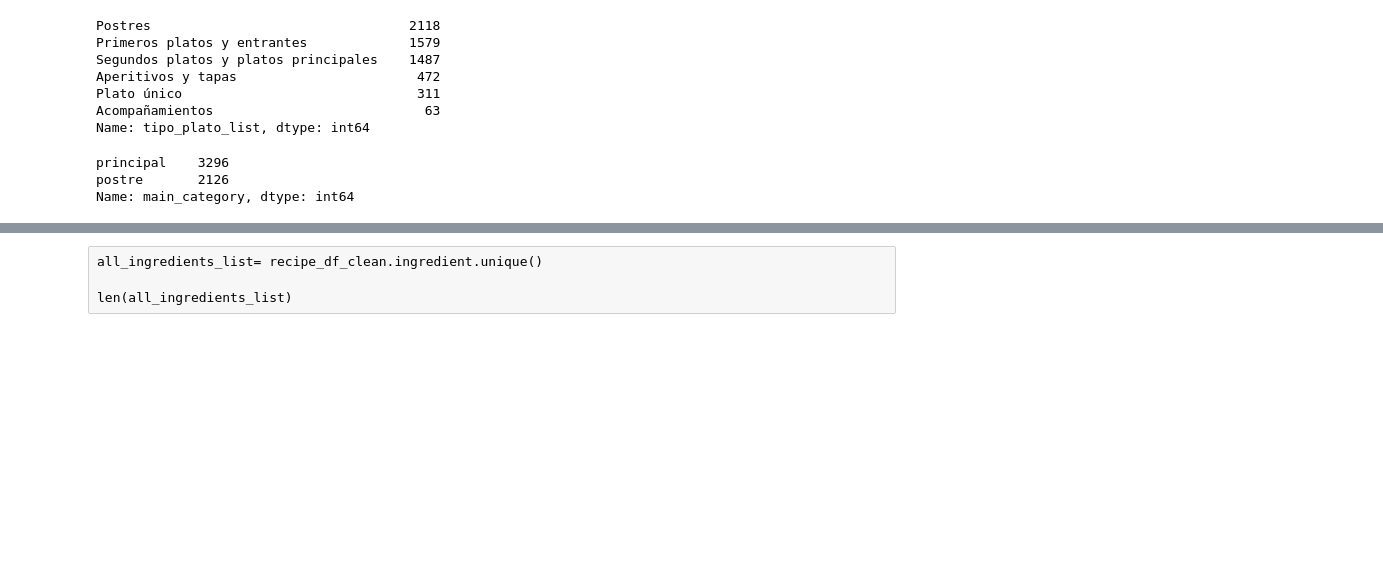
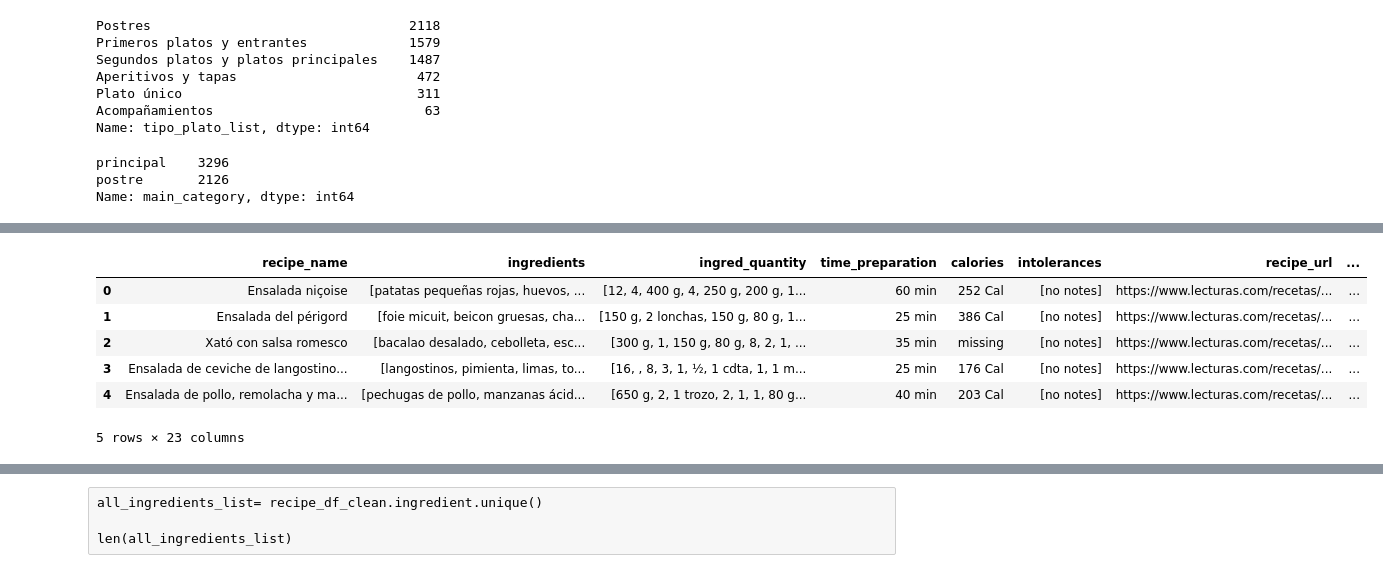
Before and after one commit to vkamg/Ironhack-Final-Project, a Jupyter notebook: notebooks/data_cleaning.ipynb, the cells around one changed output, grey strips where cells are left out. Drawn from its saved outputs; the diff is of its cells as text; code cells hidden in the pictures; blank space fills up the shorter version.

Commit message:
cleaning working in pycharm

```diff
--- a/notebooks/data_cleaning.ipynb
+++ b/notebooks/data_cleaning.ipynb
@@ -320,12 +415,12 @@ recipe_df[filter_1].head()
 # %%
 def clean_ingredients(ingred_column):
-    ingred = ast.literal_eval(ingred_column)
+    #ingred = ast.literal_eval(ingred_column)
     ingredients_list = []
-    for ing in ingred:
+    for ing in ingred_column:
         clean_ingred = re.sub(" para.*$", "", ing)
         ingredients_list.append(clean_ingred)
     return (ingredients_list)
 
-recipe_df["ingredients_list"] = recipe_df.apply(lambda x: clean_ingredients(x['ingredients_clean']), axis=1)
+recipe_df["ingredients_list"] = recipe_df.apply(lambda x: clean_ingredients(x['ingredients']), axis=1)
 # %%
 recipe_df.head(3)
@@ -336,8 +445,19 @@ recipe_df.columns
 # %%
 ingredients_df = recipe_df.ingredients_list.apply(pd.Series) \
     .merge(recipe_df, right_index = True, left_index = True) \
-    .melt(id_vars = ['recipe_name', 'ingredients', 'time_preparation', 'calories',
-       'intolerances', 'recipe_url', 'recipe_image_url', 'category',
-       'ingredients_clean', 'main_category', 'time_preparation(min)',
-       'calories(kcal)', 'gluten_free', 'egg_free', 'sucrose_fructose_free',
-       'low_sodium', 'lactose_free', 'ingredients_list'], value_name = "ingredient")
+    .melt(id_vars = ['recipe_name', 'ingredients', 'ingred_quantity', 'time_preparation',
+       'calories', 'intolerances', 'recipe_url', 'recipe_image_url',
+       'category', 'more_info', 'recipe_steps', 'tipo_plato', 'main_category',
+       'time_preparation(min)', 'calories(kcal)', 'gluten_free', 'egg_free',
+       'sucrose_fructose_free', 'low_sodium', 'lactose_free',
+       'ingredients_list'], value_name = "ingredient")
+# %%
+ingredients_df.head()
+# %% [output]
+|  | recipe_name | ingredients | ingred_quantity | time_preparation | calories | intolerances | recipe_url | ... |
+| 0 | Ensalada niçoise | [patatas pequeñas rojas, huevos, ... | [12, 4, 400 g, 4, 250 g, 200 g, 1... | 60 min | 252 Cal | [no notes] | https://www.lecturas.com/recetas/... | ... |
+| 1 | Ensalada del périgord | [foie micuit, beicon gruesas, cha... | [150 g, 2 lonchas, 150 g, 80 g, 1... | 25 min | 386 Cal | [no notes] | https://www.lecturas.com/recetas/... | ... |
+| 2 | Xató con salsa romesco | [bacalao desalado, cebolleta, esc... | [300 g, 1, 150 g, 80 g, 8, 2, 1, ... | 35 min | missing | [no notes] | https://www.lecturas.com/recetas/... | ... |
+| 3 | Ensalada de ceviche de langostino... | [langostinos, pimienta, limas, to... | [16, , 8, 3, 1, ½, 1 cdta, 1, 1 m... | 25 min | 176 Cal | [no notes] | https://www.lecturas.com/recetas/... | ... |
+| 4 | Ensalada de pollo, remolacha y ma... | [pechugas de pollo, manzanas ácid... | [650 g, 2, 1 trozo, 2, 1, 1, 80 g... | 40 min | 203 Cal | [no notes] | https://www.lecturas.com/recetas/... | ... |
+5 rows × 23 columns
```
Also changed, not shown: parts of 36 cells of this notebook, 7 other files.
